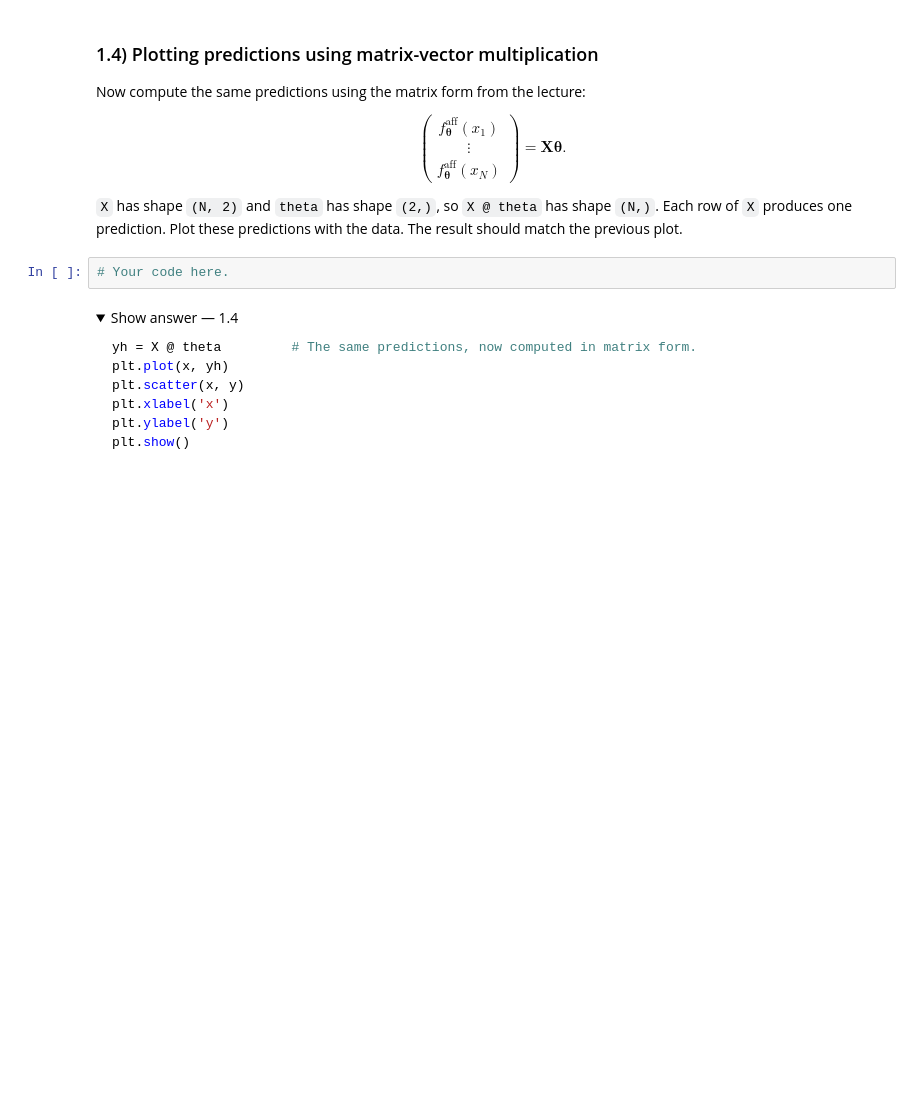
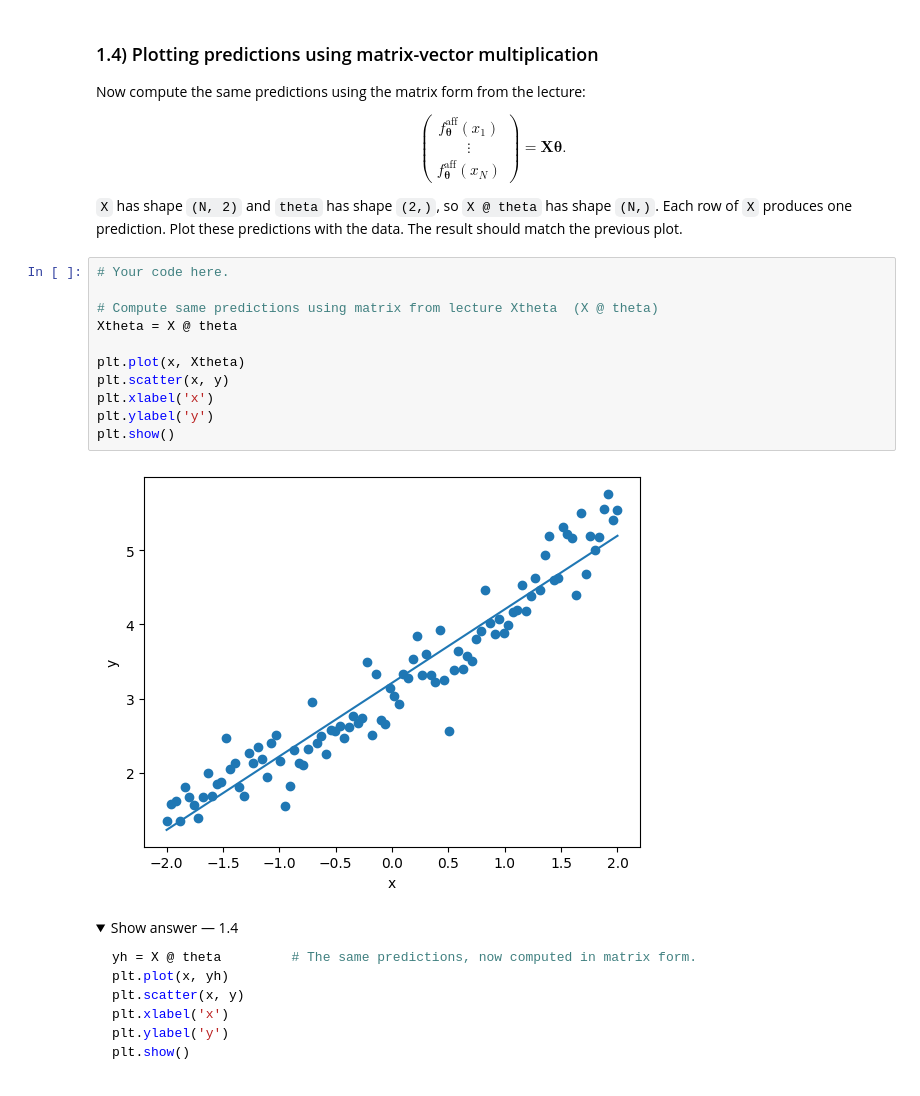
Before and after one commit to sebastianj0nes/foundations-of-ai, a Jupyter notebook: Week_03/Lab/Week_03_linear_regression.ipynb, the cells around one changed output. Saved outputs shown, nothing was run; the diff lists cells and outputs as text; folded sections open; blank space fills up the shorter version.

```diff
--- a/Week_03/Lab/Week_03_linear_regression.ipynb
+++ b/Week_03/Lab/Week_03_linear_regression.ipynb
@@ -200,6 +233,17 @@ $$
 `X` has shape `(N, 2)` and `theta` has shape `(2,)`, so `X @ theta` has shape `(N,)`. Each row of `X` produces one prediction. Plot these predictions with the data. The result should match the previous plot.
 # %%
 # Your code here.
+
+# Compute same predictions using matrix from lecture Xtheta  (X @ theta)
+Xtheta = X @ theta
+
+plt.plot(x, Xtheta)
+plt.scatter(x, y)
+plt.xlabel('x')
+plt.ylabel('y')
+plt.show()
+# %% [output]
+[figure, added]
 # %% [markdown]
 <details>
 <summary>Show answer — 1.4</summary>
```
Also changed, not shown: parts of 7 cells of this notebook.
